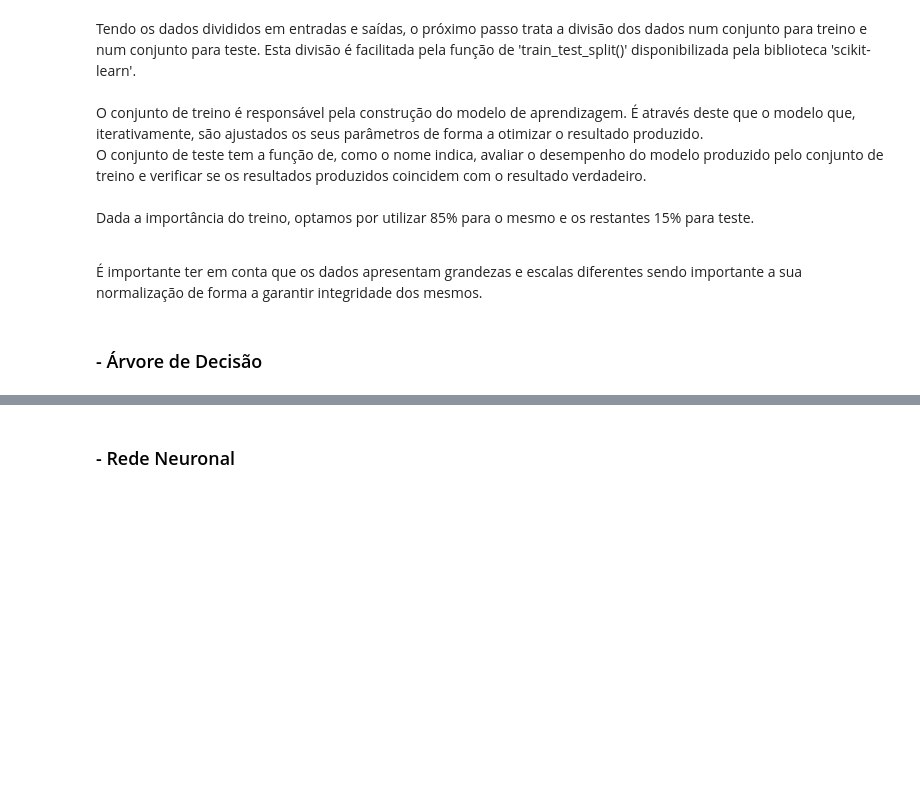
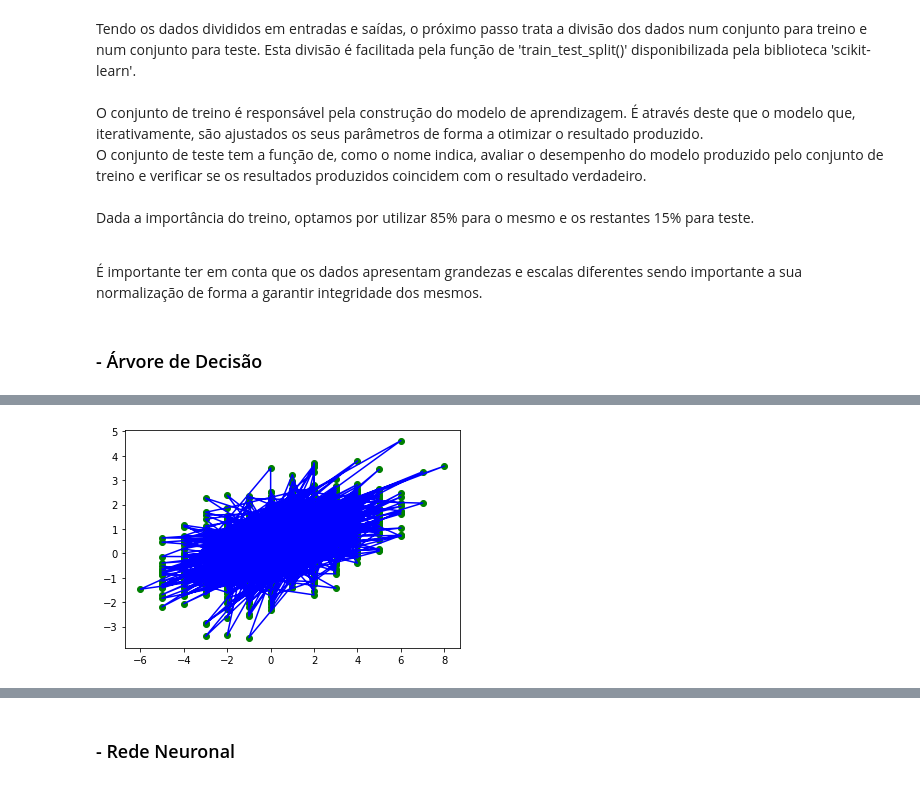
Before and after one commit to FranciscoPereira9/FEUP_IART, a Jupyter notebook: EuropeanSoccerDatabaseReg/OriginalDatabase/ML_JogosFutebol.ipynb, the cells around one changed output, grey strips where cells are left out. Drawn from its saved outputs; the diff is of its cells as text; code cells hidden in the pictures; blank space fills up the shorter version.

Commit message:
added 2 plots

```diff
--- a/EuropeanSoccerDatabaseReg/OriginalDatabase/ML_JogosFutebol.ipynb
+++ b/EuropeanSoccerDatabaseReg/OriginalDatabase/ML_JogosFutebol.ipynb
@@ -459,0 +460,6 @@ Mean Absolute Error: 1.289396600247664
+# %%
+plt.scatter(y_test, prediction_rfr,color='g')
+plt.plot(y_test, prediction_rfr,color='b')
+plt.show()
+# %% [output]
+[figure, added]
```
Also changed, not shown: parts of 14 cells of this notebook.
